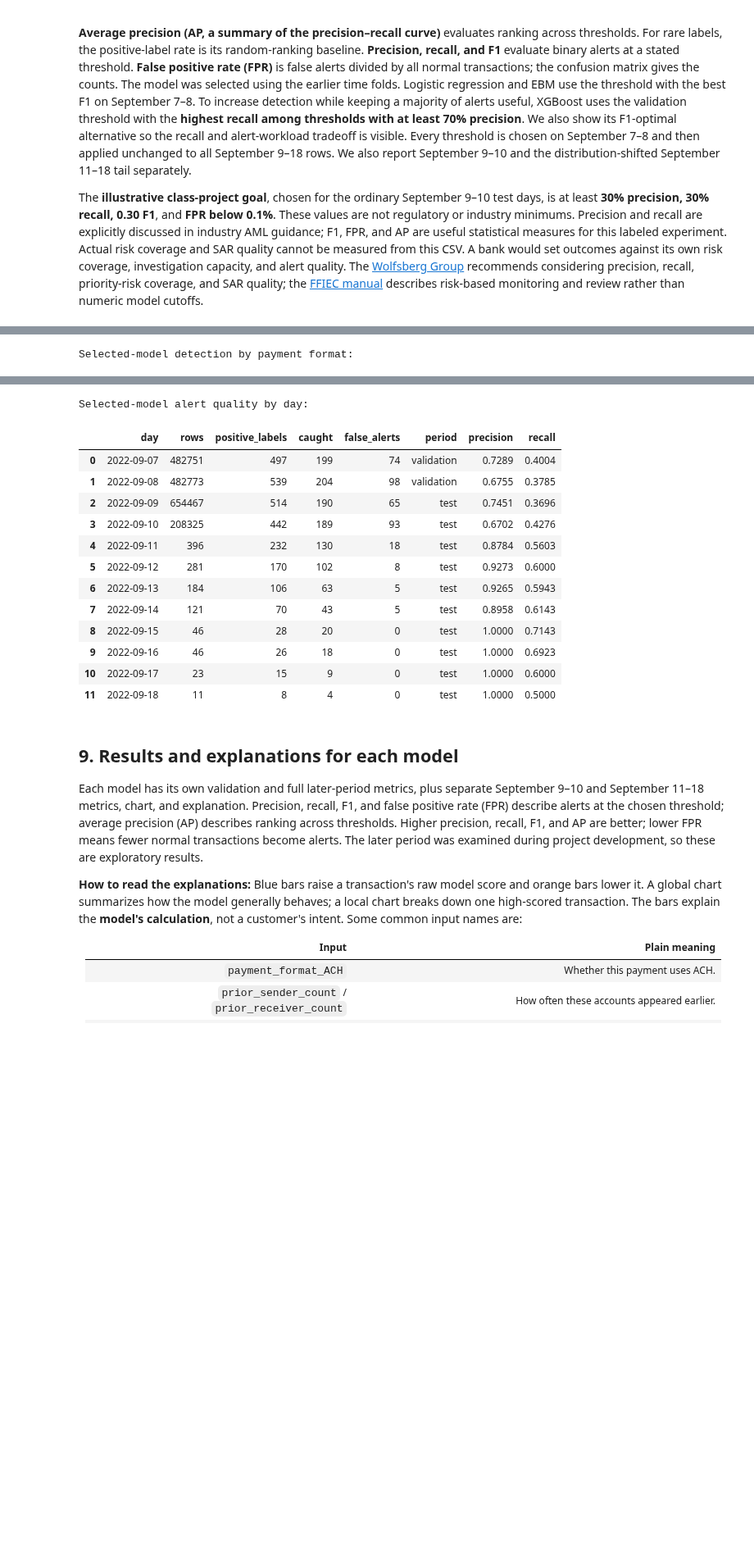
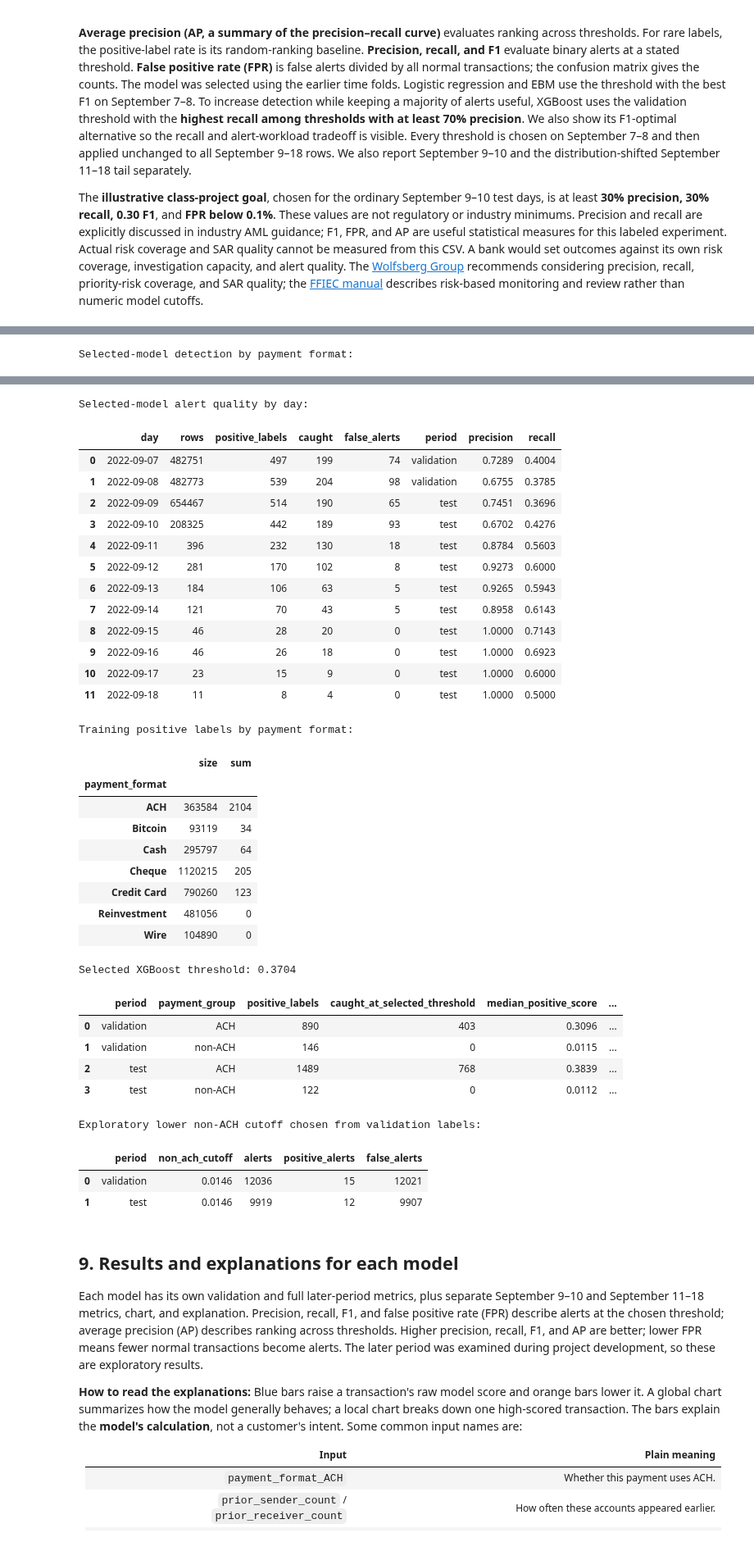
Before and after one commit to codewithdaniel1/Explainable-AML-Transaction-Monitoring, a Jupyter notebook: aml_modeling.ipynb, the cells around one changed output, grey strips where cells are left out. Shown at 82% size. Drawn from its saved outputs; the diff is of its cells as text; code cells hidden in the pictures; blank space fills up the shorter version.

Commit message:
Document AML model results and coverage gap

```diff
--- a/aml_modeling.ipynb
+++ b/aml_modeling.ipynb
@@ -406,6 +406,7 @@ for name, model in models.items():
             "f1": f1_score(y, alerts),
             "false_positive_rate": fp / (fp + tn),
             "true_positives": int(tp),
+            "missed_positives": int(fn),
             "false_positives": int(fp),
             "alerts": int(alerts.sum()),
         })
@@ -429,7 +430,8 @@ for name in models:
             "recall": recall_score(y_part, alerts),
             "f1": f1_score(y_part, alerts),
             "false_positive_rate": fp / (fp + tn),
-            "true_positives": int(tp), "false_positives": int(fp),
+            "true_positives": int(tp), "missed_positives": int(fn),
+            "false_positives": int(fp),
             "alerts": int(alerts.sum()),
         })
 period_results = pd.DataFrame(period_rows)
@@ -437,7 +439,7 @@ print("Selected using time-fold mean AP:", selected_model)
 print("Positive-label rate: validation", round(y_validation.mean(), 4),
       "reporting period", round(y_test.mean(), 4))
 display(results.round(4))
-print("Later test, split by the shift in label balance:")
+print("Later test, split by label balance (missed_positives are false negatives):")
 display(period_results.round(4))
 selected_alerts = scores[(selected_model, "test")] >= thresholds[selected_model]
 print("Validation-selected threshold for", selected_model, ":", round(thresholds[selected_model], 4))
@@ -549,35 +563,99 @@ print("Selected-model detection by payment format:")
 display(pd.concat(format_rows, ignore_index=True).round(4))
 print("Selected-model alert quality by day:")
 display(pd.concat(day_rows, ignore_index=True).round(4))
+print("Training positive labels by payment format:")
+display(train.groupby("payment_format", observed=True)["label"].agg(["size", "sum"]))
+
+score_rows = []
+for period, frame, score in [
+    ("validation", validation, scores[(selected_model, "validation")]),
+    ("test", test, scores[(selected_model, "test")]),
+]:
+    positive = frame["label"].to_numpy() == 1
+    ach = frame["payment_format"].to_numpy() == "ACH"
+    for payment_group, group_mask in [("ACH", ach), ("non-ACH", ~ach)]:
+        positive_scores = score[positive & group_mask]
+        score_rows.append({
+            "period": period, "payment_group": payment_group,
+            "positive_labels": len(positive_scores),
+            "caught_at_selected_threshold": int((positive_scores >= thresholds[selected_model]).sum()),
+            "median_positive_score": float(np.median(positive_scores)),
+            "highest_positive_score": float(positive_scores.max()),
+        })
+print("Selected XGBoost threshold:", round(float(thresholds[selected_model]), 4))
+display(pd.DataFrame(score_rows).round(4))
+
+# An exploratory non-ACH cutoff: the 90th percentile of positive validation scores.
+validation_non_ach = validation["payment_format"].to_numpy() != "ACH"
+validation_positive = validation["label"].to_numpy() == 1
+non_ach_cutoff = float(np.quantile(
+    scores[(selected_model, "validation")][validation_non_ach & validation_positive], 0.90
+))
+diagnostic_rows = []
+for period, frame, score in [
+    ("validation", validation, scores[(selected_model, "validation")]),
+    ("test", test, scores[(selected_model, "test")]),
+]:
+    non_ach = frame["payment_format"].to_numpy() != "ACH"
+    labels = frame["label"].to_numpy()[non_ach]
+    alerts = score[non_ach] >= non_ach_cutoff
+    diagnostic_rows.append({
+        "period": period, "non_ach_cutoff": non_ach_cutoff,
+        "alerts": int(alerts.sum()),
+        "positive_alerts": int((alerts & (labels == 1)).sum()),
+        "false_alerts": int((alerts & (labels == 0)).sum()),
+    })
+print("Exploratory lower non-ACH cutoff chosen from validation labels:")
+display(pd.DataFrame(diagnostic_rows).round(4))
 # %% [output]
 Selected-model detection by payment format:
 |  | payment_format | rows | positive_labels | caught | false_alerts | period | recall |
 | 0 | ACH | 116910 | 890 | 403 | 172 | validation | 0.4528 |
 | 1 | Bitcoin | 28643 | 12 | 0 | 0 | validation | 0.0000 |
 | 2 | Cash | 103357 | 25 | 0 | 0 | validation | 0.0000 |
 | 3 | Cheque | 397108 | 59 | 0 | 0 | validation | 0.0000 |
 | 4 | Credit Card | 282817 | 50 | 0 | 0 | validation | 0.0000 |
 | 5 | Wire | 36689 | 0 | 0 | 0 | validation | NaN |
 | 6 | ACH | 120303 | 1489 | 768 | 194 | test | 0.5158 |
 | 7 | Bitcoin | 24329 | 10 | 0 | 0 | test | 0.0000 |
 | 8 | Cash | 91737 | 19 | 0 | 0 | test | 0.0000 |
 | 9 | Cheque | 347008 | 60 | 0 | 0 | test | 0.0000 |
 | 10 | Credit Card | 250247 | 33 | 0 | 0 | test | 0.0000 |
 | 11 | Wire | 30276 | 0 | 0 | 0 | test | NaN |
 Selected-model alert quality by day:
 |  | day | rows | positive_labels | caught | false_alerts | period | precision | recall |
 | 0 | 2022-09-07 | 482751 | 497 | 199 | 74 | validation | 0.7289 | 0.4004 |
 | 1 | 2022-09-08 | 482773 | 539 | 204 | 98 | validation | 0.6755 | 0.3785 |
 | 2 | 2022-09-09 | 654467 | 514 | 190 | 65 | test | 0.7451 | 0.3696 |
 | 3 | 2022-09-10 | 208325 | 442 | 189 | 93 | test | 0.6702 | 0.4276 |
 | 4 | 2022-09-11 | 396 | 232 | 130 | 18 | test | 0.8784 | 0.5603 |
 | 5 | 2022-09-12 | 281 | 170 | 102 | 8 | test | 0.9273 | 0.6000 |
 | 6 | 2022-09-13 | 184 | 106 | 63 | 5 | test | 0.9265 | 0.5943 |
 | 7 | 2022-09-14 | 121 | 70 | 43 | 5 | test | 0.8958 | 0.6143 |
 | 8 | 2022-09-15 | 46 | 28 | 20 | 0 | test | 1.0000 | 0.7143 |
 | 9 | 2022-09-16 | 46 | 26 | 18 | 0 | test | 1.0000 | 0.6923 |
 | 10 | 2022-09-17 | 23 | 15 | 9 | 0 | test | 1.0000 | 0.6000 |
 | 11 | 2022-09-18 | 11 | 8 | 4 | 0 | test | 1.0000 | 0.5000 |
+Training positive labels by payment format:
+|  | size | sum |
+| payment_format |  |  |
+| ACH | 363584 | 2104 |
+| Bitcoin | 93119 | 34 |
+| Cash | 295797 | 64 |
+| Cheque | 1120215 | 205 |
+| Credit Card | 790260 | 123 |
+| Reinvestment | 481056 | 0 |
+| Wire | 104890 | 0 |
+Selected XGBoost threshold: 0.3704
+|  | period | payment_group | positive_labels | caught_at_selected_threshold | median_positive_score | ... |
+| 0 | validation | ACH | 890 | 403 | 0.3096 | ... |
+| 1 | validation | non-ACH | 146 | 0 | 0.0115 | ... |
+| 2 | test | ACH | 1489 | 768 | 0.3839 | ... |
+| 3 | test | non-ACH | 122 | 0 | 0.0112 | ... |
+Exploratory lower non-ACH cutoff chosen from validation labels:
+|  | period | non_ach_cutoff | alerts | positive_alerts | false_alerts |
+| 0 | validation | 0.0146 | 12036 | 15 | 12021 |
+| 1 | test | 0.0146 | 9919 | 12 | 9907 |
 # %% [markdown]
 ## 9. Results and explanations for each model
 
```
Also changed, not shown: parts of 4 cells of this notebook, 3 other files.
